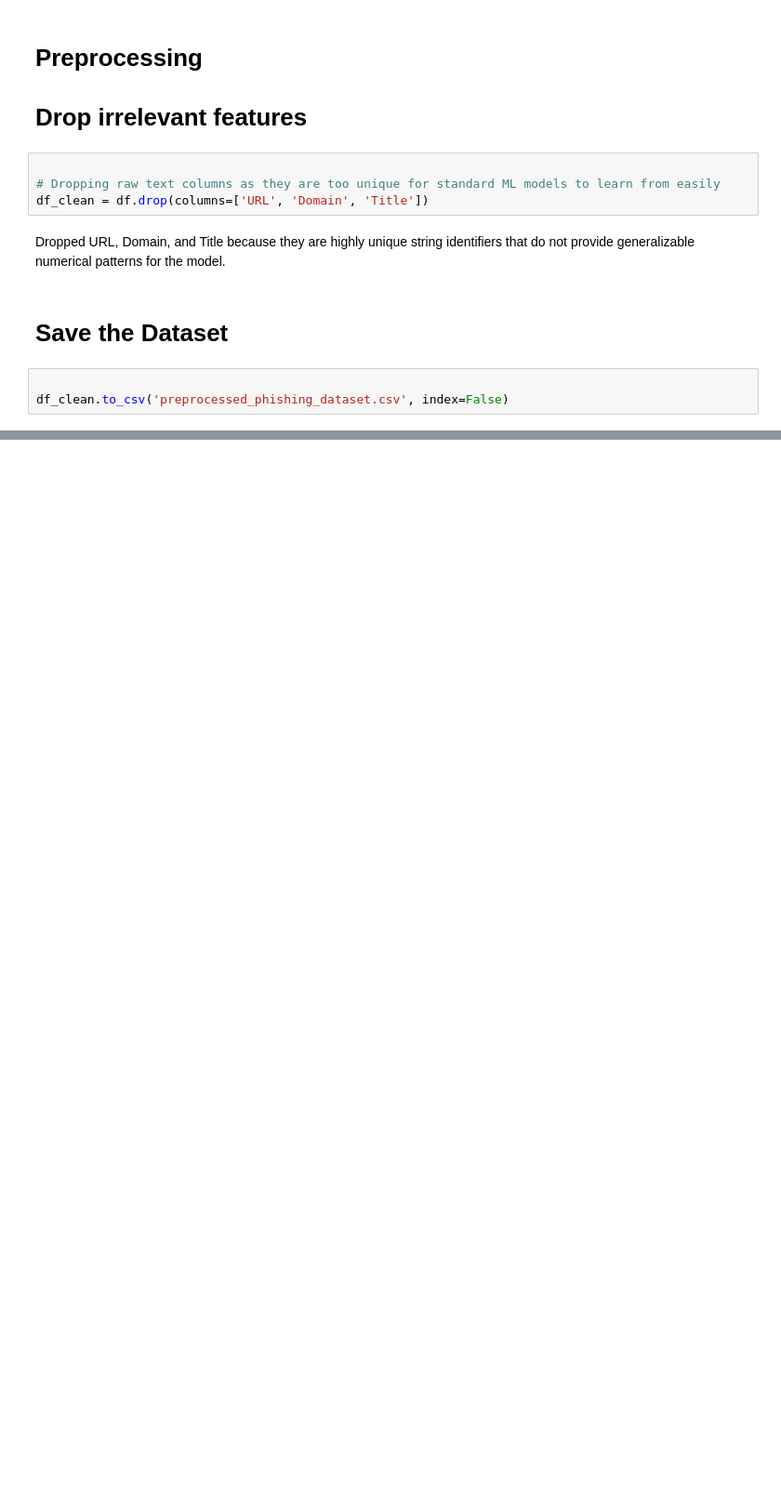
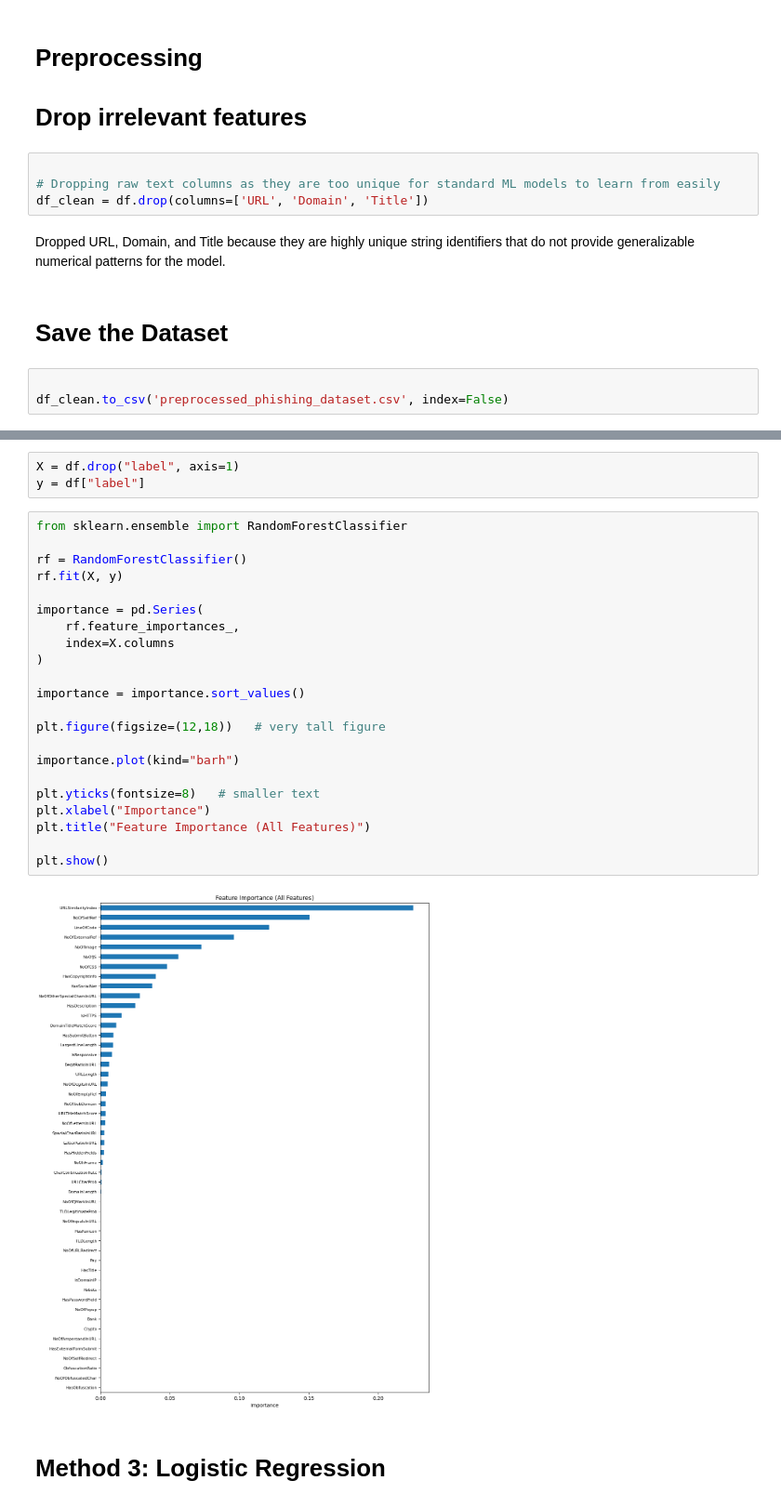
Before and after one commit to Ifarhkhan/Phising_dataset, a Jupyter notebook: Visualization Of Phishing Webiste phase2.ipynb, the cells around one changed output, grey strips where cells are left out. Shown at 93% size. Drawn from its saved outputs; the diff is of its cells as text; blank space fills up the shorter version.

```diff
--- a/Visualization Of Phishing Webiste phase2.ipynb
+++ b/Visualization Of Phishing Webiste phase2.ipynb
@@ -268,0 +287,29 @@ df_clean.to_csv('preprocessed_phishing_dataset.csv', index=False)
+# %%
+X = df.drop("label", axis=1)
+y = df["label"]
+# %%
+from sklearn.ensemble import RandomForestClassifier
+
+rf = RandomForestClassifier()
+rf.fit(X, y)
+
+importance = pd.Series(
+    rf.feature_importances_,
+    index=X.columns
+)
+
+importance = importance.sort_values()
+
+plt.figure(figsize=(12,18))   # very tall figure
+
+importance.plot(kind="barh")
+
+plt.yticks(fontsize=8)   # smaller text
+plt.xlabel("Importance")
+plt.title("Feature Importance (All Features)")
+
+plt.show()
+# %% [output]
+[figure, added]
+# %% [markdown]
+# Method 3: Logistic Regression
```
Also changed, not shown: parts of 6 cells of this notebook.
